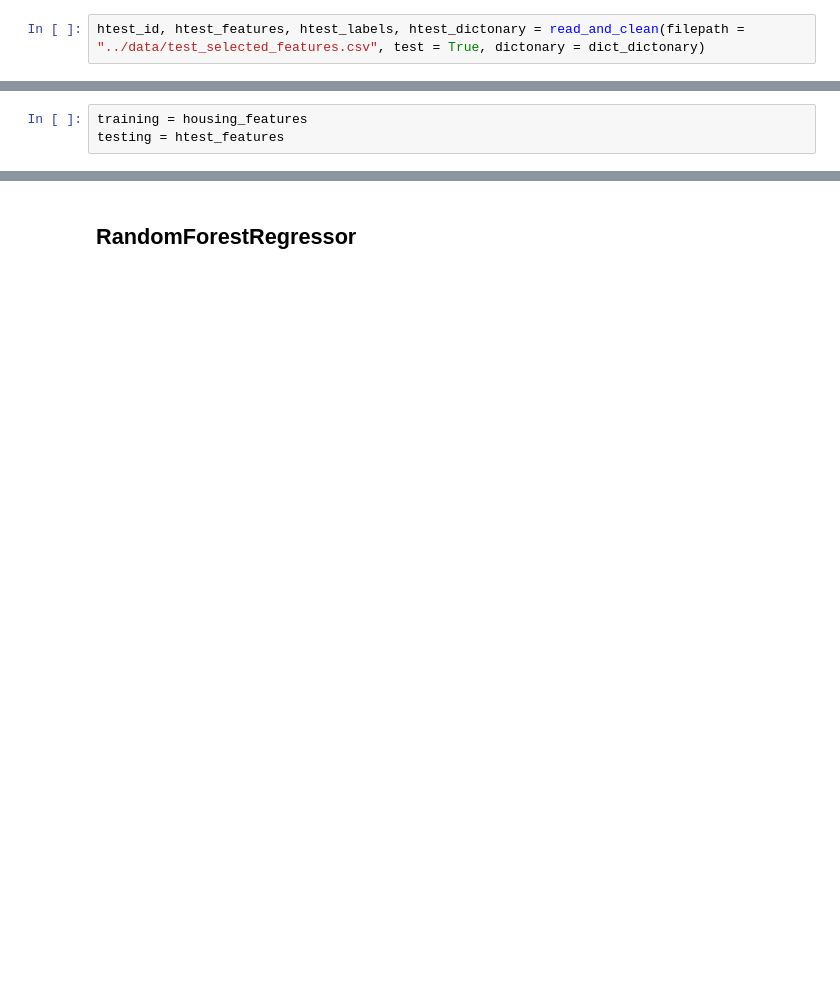
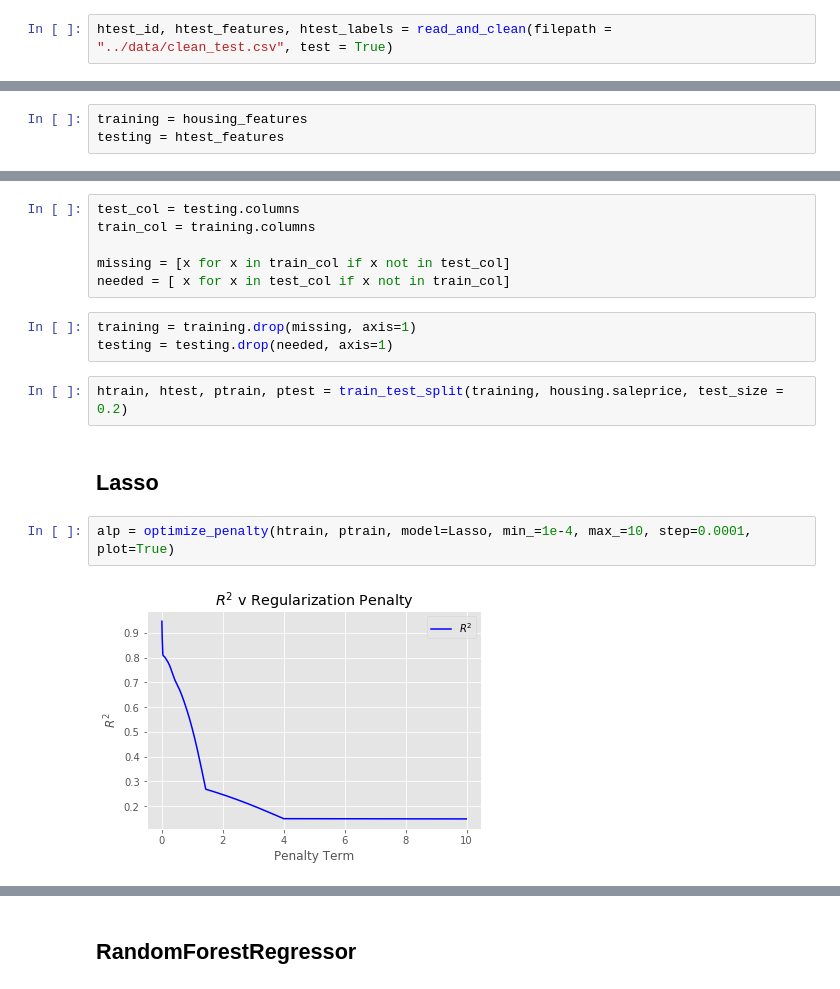
Before and after one commit to saudino480/machina_ex_kaggle, a Jupyter notebook: modelling/model_workshop-Copy1.ipynb, the cells around one changed output, grey strips where cells are left out. Cells and saved outputs as stored; diff of their text form; blank space fills up the shorter version.

```diff
--- a/modelling/model_workshop-Copy1.ipynb
+++ b/modelling/model_workshop-Copy1.ipynb
@@ -20,2 +24,2 @@ housing, housing_features, feat_labels, dict_dictonary = read_and_clean(filepath
 # %%
-htest_id, htest_features, htest_labels, htest_dictonary = read_and_clean(filepath = "../data/test_selected_features.csv", test = True, dictonary = dict_dictonary)
+htest_id, htest_features, htest_labels = read_and_clean(filepath = "../data/clean_test.csv", test = True)
@@ -24,0 +40,17 @@ testing = htest_features
+# %%
+test_col = testing.columns
+train_col = training.columns
+
+missing = [x for x in train_col if x not in test_col]
+needed = [ x for x in test_col if x not in train_col]
+# %%
+training = training.drop(missing, axis=1)
+testing = testing.drop(needed, axis=1)
+# %%
+htrain, htest, ptrain, ptest = train_test_split(training, housing.saleprice, test_size = 0.2)
+# %% [markdown]
+## Lasso
+# %%
+alp = optimize_penalty(htrain, ptrain, model=Lasso, min_=1e-4, max_=10, step=0.0001, plot=True)
+# %% [output]
+[figure, added]
```
Also changed, not shown: parts of 47 cells of this notebook, 5 other files.
